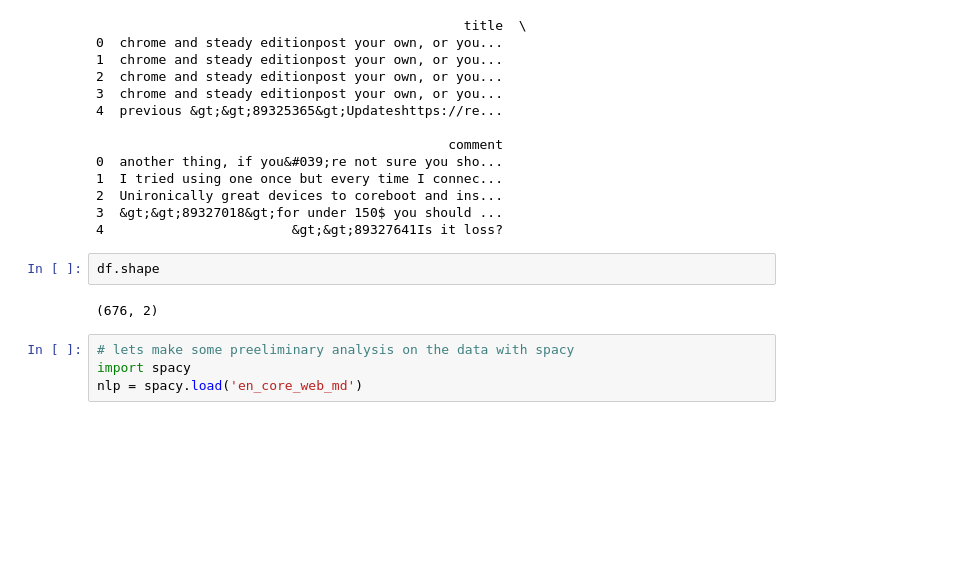
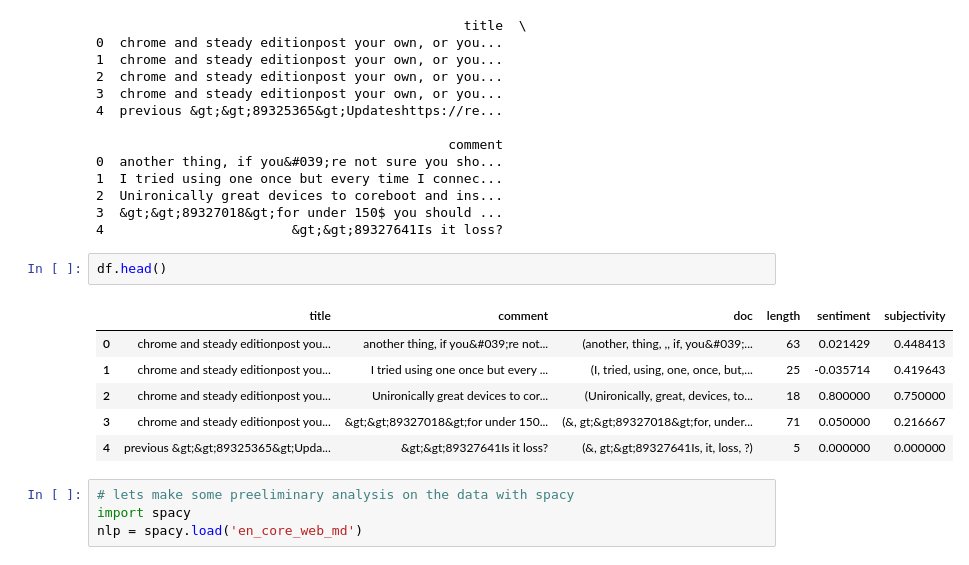
Before and after one commit to Extrieve/NLProject, a Jupyter notebook: 4chan/pandas_transformation.ipynb, the cells around one changed output. Saved outputs shown, nothing was run; the diff lists cells and outputs as text; blank space fills up the shorter version.

```diff
--- a/4chan/pandas_transformation.ipynb
+++ b/4chan/pandas_transformation.ipynb
@@ -29,9 +29,14 @@ for title, comments in data.items():
 3  &gt;&gt;89327018&gt;for under 150$ you should ...
 4                        &gt;&gt;89327641Is it loss?
 # %%
-df.shape
+df.head()
 # %% [output]
-(676, 2)
+|  | title | comment | doc | length | sentiment | subjectivity |
+| 0 | chrome and steady editionpost you... | another thing, if you&#039;re not... | (another, thing, ,, if, you&#039;... | 63 | 0.021429 | 0.448413 |
+| 1 | chrome and steady editionpost you... | I tried using one once but every ... | (I, tried, using, one, once, but,... | 25 | -0.035714 | 0.419643 |
+| 2 | chrome and steady editionpost you... | Unironically great devices to cor... | (Unironically, great, devices, to... | 18 | 0.800000 | 0.750000 |
+| 3 | chrome and steady editionpost you... | &gt;&gt;89327018&gt;for under 150... | (&, gt;&gt;89327018&gt;for, under... | 71 | 0.050000 | 0.216667 |
+| 4 | previous &gt;&gt;89325365&gt;Upda... | &gt;&gt;89327641Is it loss? | (&, gt;&gt;89327641Is, it, loss, ?) | 5 | 0.000000 | 0.000000 |
 # %%
 # lets make some preeliminary analysis on the data with spacy
 import spacy
```
Also changed, not shown: parts of 1 cell of this notebook.
